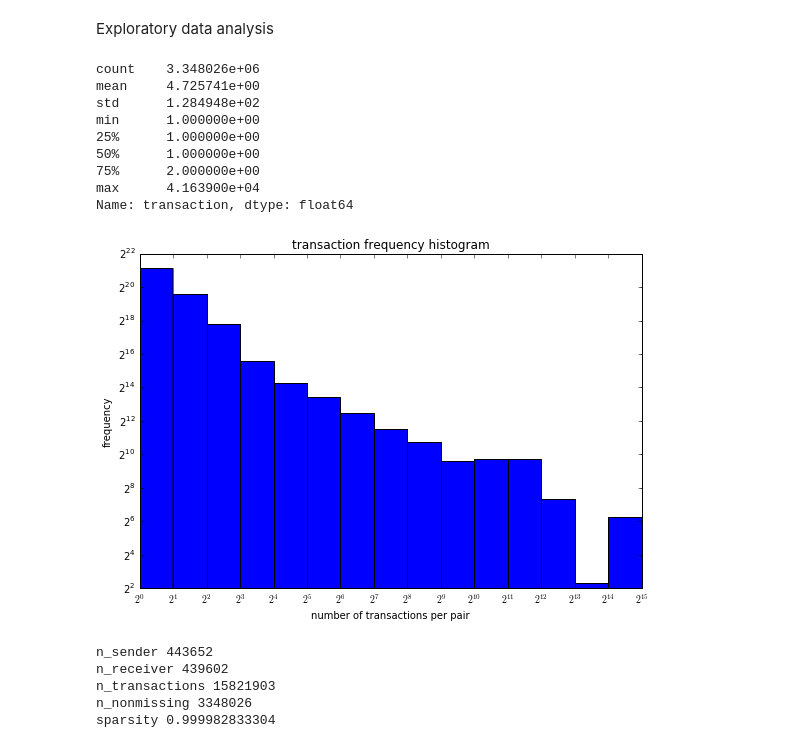
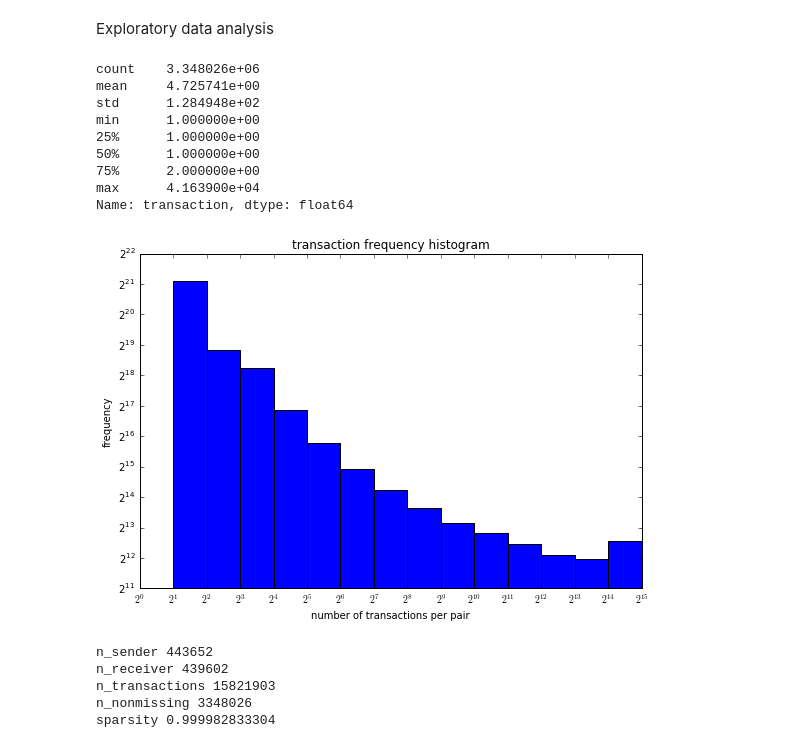
Before and after one commit to PrincetonUniversity/blockchain-detect, a Jupyter notebook: vyf_wmcleve_hw3.ipynb, the cells around one changed output. Cells and saved outputs as stored; diff of their text form; code cells hidden in the pictures.

```diff
--- a/vyf_wmcleve_hw3.ipynb
+++ b/vyf_wmcleve_hw3.ipynb
@@ -69,35 +96,34 @@ Exploratory data analysis
 # %%
 # Time data is not present. Thus, we'll be inferring probability of interaction
 # as a stationary distribution over time, informed by the number of iteractions in the past.
 series = dftrain['transaction']
 title = 'transaction frequency histogram'
 xlb = 'number of transactions per pair'
 ylb = 'frequency'
 
 print(series.describe())
 
-def maxlgbin(series): return math.ceil(np.log2(series.max()))
 bins = range(maxlgbin(series))
 plt.figure(figsize=(9,6))
 plt.axes().set_aspect(9/6)
 plt.xticks(bins, [r'$2^{{{}}}$'.format(i) for i in bins])
-plt.hist(series.apply(np.log2), bins=bins)
+plt.hist(series, bins=bins)
 plt.gca().set_yscale('log', basey=2)
 plt.title(title)
 plt.xlabel(xlb)
 plt.ylabel(ylb)
 plt.show()
 # %% [output]
 count    3.348026e+06
 mean     4.725741e+00
 std      1.284948e+02
 min      1.000000e+00
 25%      1.000000e+00
 50%      1.000000e+00
 75%      2.000000e+00
 max      4.163900e+04
 Name: transaction, dtype: float64
-[figure, old version]
+[figure, new version]
 # %%
 n_sender = dftrain['sender'].unique().size
 n_receiver = dftrain['receiver'].unique().size
```
Also changed, not shown: parts of 13 cells of this notebook, 2 other files.
